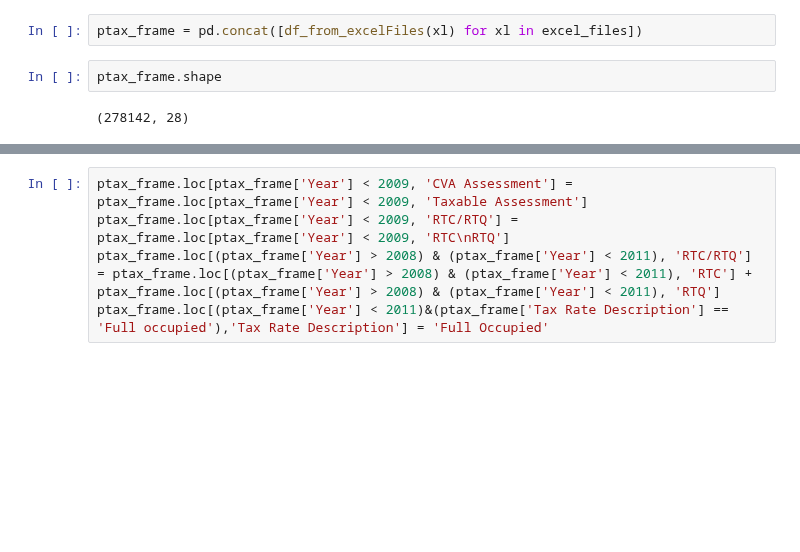
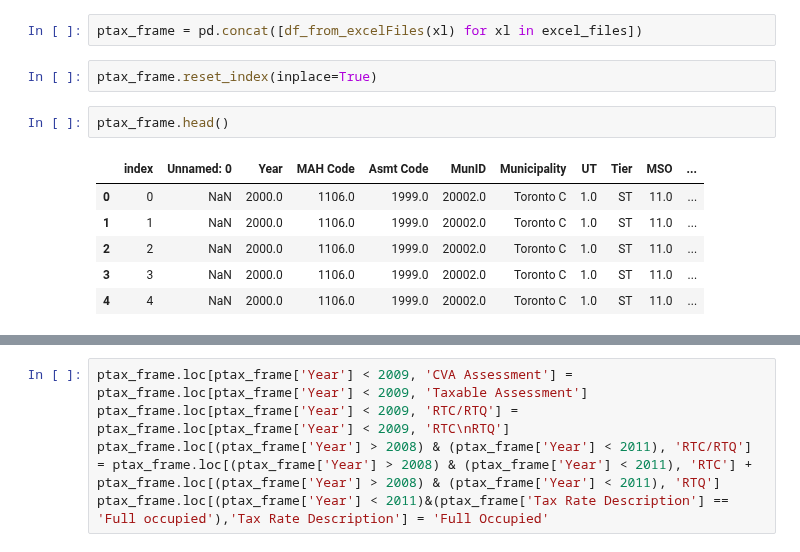
Before and after one commit to ddsarai/propertTax_comps, a Jupyter notebook: GTA_ptax_2011_2021.ipynb, the cells around one changed output, grey strips where cells are left out. Drawn from its saved outputs; the diff is of its cells as text; blank space fills up the shorter version.

```diff
--- a/GTA_ptax_2011_2021.ipynb
+++ b/GTA_ptax_2011_2021.ipynb
@@ -48,7 +48,14 @@ def df_from_excelFiles(file_name):
         return file.parse(name, header=4)
 # %%
 ptax_frame = pd.concat([df_from_excelFiles(xl) for xl in excel_files])
+# %%
+ptax_frame.reset_index(inplace=True)
 # %%
-ptax_frame.shape
+ptax_frame.head()
 # %% [output]
-(278142, 28)
+|  | index | Unnamed: 0 | Year | MAH Code | Asmt Code | MunID | Municipality | UT | Tier | MSO | ... |
+| 0 | 0 | NaN | 2000.0 | 1106.0 | 1999.0 | 20002.0 | Toronto C | 1.0 | ST | 11.0 | ... |
+| 1 | 1 | NaN | 2000.0 | 1106.0 | 1999.0 | 20002.0 | Toronto C | 1.0 | ST | 11.0 | ... |
+| 2 | 2 | NaN | 2000.0 | 1106.0 | 1999.0 | 20002.0 | Toronto C | 1.0 | ST | 11.0 | ... |
+| 3 | 3 | NaN | 2000.0 | 1106.0 | 1999.0 | 20002.0 | Toronto C | 1.0 | ST | 11.0 | ... |
+| 4 | 4 | NaN | 2000.0 | 1106.0 | 1999.0 | 20002.0 | Toronto C | 1.0 | ST | 11.0 | ... |
```
Also changed, not shown: parts of 13 cells of this notebook.
